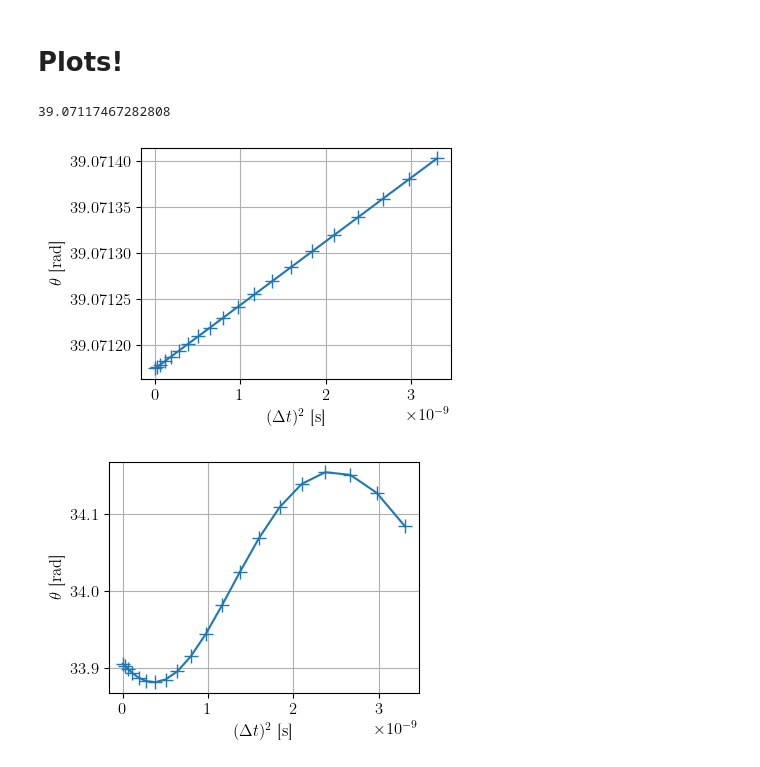
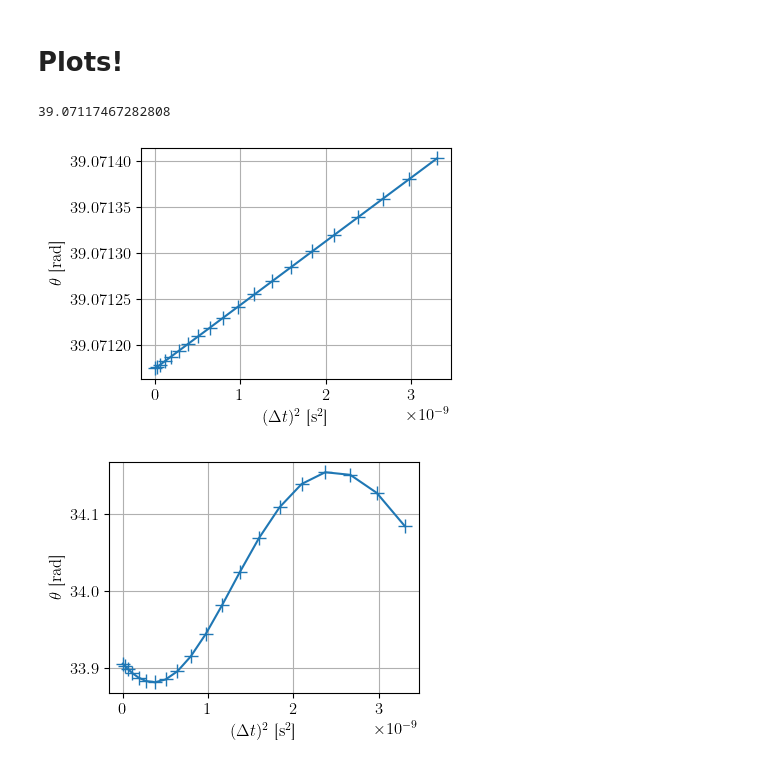
Before and after one commit to TomVdt/PhysNum, a Jupyter notebook: exercice2/analysis/analysis3cii.ipynb, the cells around one changed output. Saved outputs shown, nothing was run; the diff lists cells and outputs as text; code cells hidden in the pictures.

```diff
--- a/exercice2/analysis/analysis3cii.ipynb
+++ b/exercice2/analysis/analysis3cii.ipynb
@@ -129,32 +129,32 @@ for file, params in zip(outputs, all_params):
 # %%
 def calc(dataset: dict):
     stuffies = []
     for i, (params, data) in enumerate(dataset.values()):
         tf, thetaf = data[:, 0], data[-1, 1]
         stuffies.append(thetaf)
     return stuffies
 
 norder = 2
 period = 2 * np.pi / omega
 dt = period / nsteps
 stuff = calc(all_10_periods)
 
 # Fit the stuff
 coefs = np.polyfit(dt**norder, stuff, 1)
 fitfunc = np.poly1d(coefs)
 print(fitfunc(0))
 
 plt.plot(dt**norder, stuff, '+-')
 # plt.plot([0, dt[-1]**norder], fitfunc([0, dt[-1]**norder]), '--', color='k', label=r'Fit')
-plt.xlabel(r'$(\Delta t)^2$ [s]')
+plt.xlabel(r'$(\Delta t)^2$ [\si{\second\squared}]')
 plt.ylabel(r'$\theta$ [rad]')
 # plt.legend()
 plt.grid()
 plt.ticklabel_format(axis='y', useOffset=False)
 plt.savefig(export_path + 'chaos1_10_periods_conv.pdf')
 # %% [output]
 39.07117467282808
-[figure, old version]
+[figure, new version]
 # %%
 def calc(dataset: dict):
     stuffies = []
@@ -168,9 +168,9 @@ period = 2 * np.pi / omega
 dt = period / nsteps
 stuff = calc(all_20_periods)
 plt.plot(dt**norder, stuff, '+-', label=r'$\theta$')
-plt.xlabel(r'$(\Delta t)^2$ [s]')
+plt.xlabel(r'$(\Delta t)^2$ [\si{\second\squared}]')
 plt.ylabel(r'$\theta$ [rad]')
 plt.grid()
 plt.savefig(export_path + 'chaos1_20_periods_conv.pdf')
 # %% [output]
-[figure, old version]
+[figure, new version]
```
Also changed, not shown: parts of 1 cell of this notebook, 15 other files.
